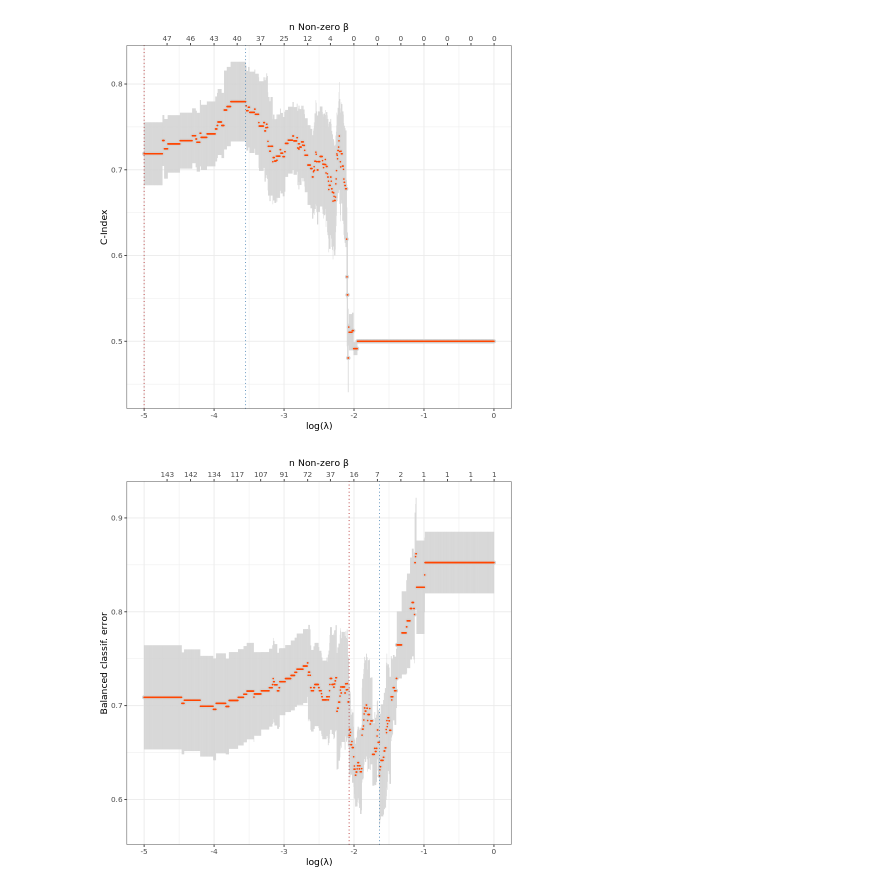
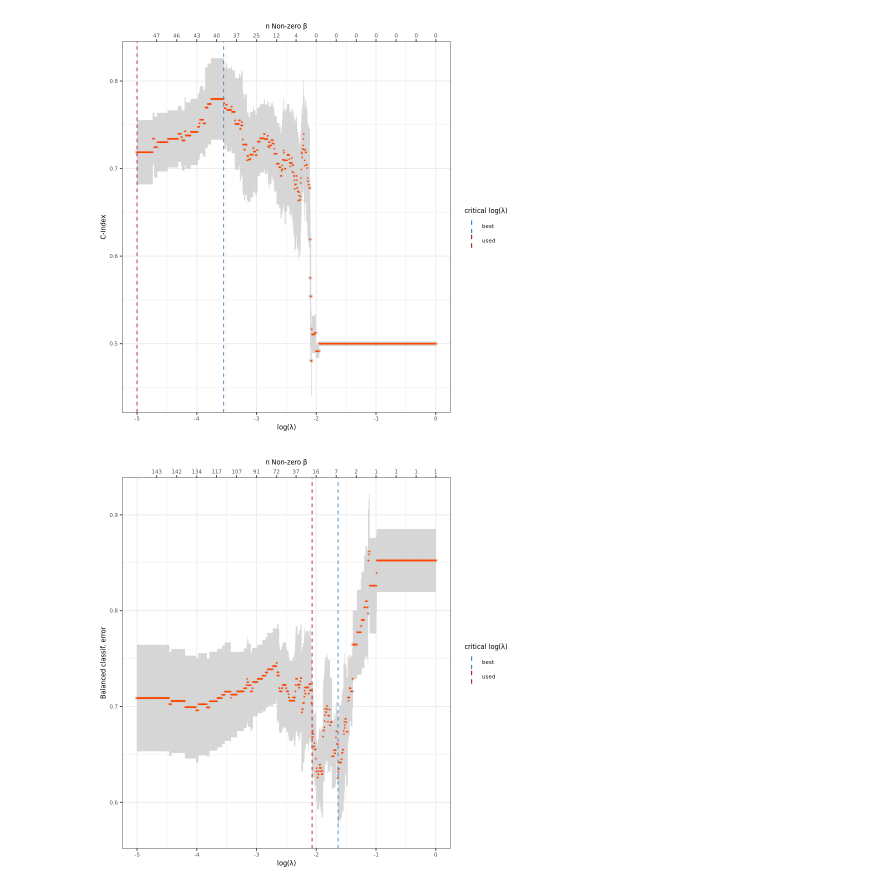
Before and after one commit to fogg-lab/characterizing-ecm-transcriptome-of-endometriosis, a Jupyter notebook: figures/glmnet_vis.ipynb, the cells around one changed output. Saved outputs shown, nothing was run; the diff lists cells and outputs as text; code cells hidden in the pictures.

Commit message:
Adding optimization figures.

```diff
--- a/figures/glmnet_vis.ipynb
+++ b/figures/glmnet_vis.ipynb
@@ -22,9 +22,9 @@ unified_dsets <- c("unified_cervical_data", "unified_uterine_data", "unified_ute
 # %%
 dset_idx <- 3
 # %%
-text_size <- 11
-guide_size <- 1
-family <- "arial"
+text_size <- 8
+guide_size <- 0.6
+family <- "ArialMT"
 dpi <- 320
 ht <- 3
 wd <- 5
@@ -58,13 +58,13 @@ every_nth <- function(x, n) {
     x[seq(1, length(x), n)]
 }
 # %%
-glmnet_plot <- function(model_df, best_lambda, kept_lambda, kept_cvm, sec_x_breaks, sec_x_labs, ylab) {
+glmnet_plot <- function(model_df, sec_x_breaks, sec_x_labs, ylab) {
     ggplot(data = model_df, aes(x = log_lambda, y = cvm)) +
     geom_pointrange(aes(ymin = cvlow, ymax = cvup), color = "lightgray", size = 0.25) +
     geom_point(color = "orangered", size = 0.25) +
-    geom_vline(xintercept = log(best_lambda), linetype = 3, color = "steelblue") +
-    geom_vline(xintercept = log(kept_lambda), linetype = 3, color = "firebrick") +
-#     geom_hline(yintercept = kept_cvm, linetype = 2, color = "black") +
+    geom_vline(aes(xintercept = log(best_lambda), color = "best"), linetype = 2, show.legend = TRUE) +
+    geom_vline(aes(xintercept = log(kept_lambda), color = "used"), linetype = 2, show.legend = TRUE) +
+    scale_color_manual(name = bquote("critical log("*lambda*")"), values = c("best" = "steelblue", "used" = "firebrick")) +
     scale_x_continuous(sec.axis = dup_axis(
         name = bquote("n Non-zero "*beta),
         breaks = sec_x_breaks,
@@ -74,27 +74,39 @@ glmnet_plot <- function(model_df, best_lambda, kept_lambda, kept_cvm, sec_x_brea
     theme_bw() +
     theme(
         text = element_text(size = text_size, family = family)
+    ) +
+    guides(
+        color = guide_legend(override.aes = list(size = guide_size))
     )
 }
 # %%
 cph_best_lambda <- cph_df %>% filter(best_idx == TRUE) %>% pull(lambda)
 cph_kept_lambda <- cph_df %>% filter(kept_idx == TRUE) %>% pull(lambda)
-cph_kept_cvm <- cph_df %>% filter(kept_idx == TRUE) %>% pull(cvm)
+# cph_kept_cvm <- cph_df %>% filter(kept_idx == TRUE) %>% pull(cvm)
 cph_sec_x_breaks <- every_nth(cph_df$log_lambda, nrow(cph_df) / nbreaks)
 cph_sec_x_labs <- every_nth(cph_df$nonzero, nrow(cph_df)/ nbreaks)
 
-glmnet_plot(cph_df, cph_best_lambda, cph_kept_lambda, cph_kept_cvm, cph_sec_x_breaks, cph_sec_x_labs, "C-Index")
-ggsave(paste0(dirs$figures_dir, "/models/", unified_dsets[dset_idx], "_cph_fit.png"), last_plot(), height = ht, width = wd, dpi = dpi)
+cph_df <- cph_df %>%
+    mutate(best_lambda = cph_best_lambda, kept_lambda = cph_kept_lambda)
+
+
+glmnet_plot(cph_df, cph_sec_x_breaks, cph_sec_x_labs, "C-Index")
+cph_optplot <- last_plot()
+ggsave(paste0(dirs$figures_dir, "/models/", unified_dsets[dset_idx], "_cph_fit.png"), cph_optplot, height = ht, width = wd, dpi = dpi)
 # %% [output]
-[figure, old version]
+[figure, new version]
 # %%
 mr_best_lambda <- mr_df %>% filter(best_idx == TRUE) %>% pull(lambda)
 mr_kept_lambda <- mr_df %>% filter(kept_idx == TRUE) %>% pull(lambda)
-mr_kept_cvm <- mr_df %>% filter(kept_idx == TRUE) %>% pull(cvm)
+# mr_kept_cvm <- mr_df %>% filter(kept_idx == TRUE) %>% pull(cvm)
 mr_sec_x_breaks <- every_nth(mr_df$log_lambda, nrow(mr_df) / nbreaks)
 mr_sec_x_labs <- every_nth(mr_df$nonzero, nrow(mr_df)/ nbreaks)
 
-glmnet_plot(mr_df, mr_best_lambda, mr_kept_lambda, mr_kept_cvm, mr_sec_x_breaks, mr_sec_x_labs, "Balanced classif. error")
-ggsave(paste0(dirs$figures_dir, "/models/", unified_dsets[dset_idx], "_mr_fit.png"), last_plot(), height = ht, width = wd, dpi = dpi)
+mr_df <- mr_df %>%
+    mutate(best_lambda = mr_best_lambda, kept_lambda = mr_kept_lambda)
+
+glmnet_plot(mr_df, mr_sec_x_breaks, mr_sec_x_labs, "Balanced classif. error")
+mr_optplot <- last_plot()
+ggsave(paste0(dirs$figures_dir, "/models/", unified_dsets[dset_idx], "_mr_fit.png"), mr_optplot, height = ht, width = wd, dpi = dpi)
 # %% [output]
-[figure, old version]
+[figure, new version]
```
Also changed, not shown: parts of 4 cells of this notebook, 7 other files.
